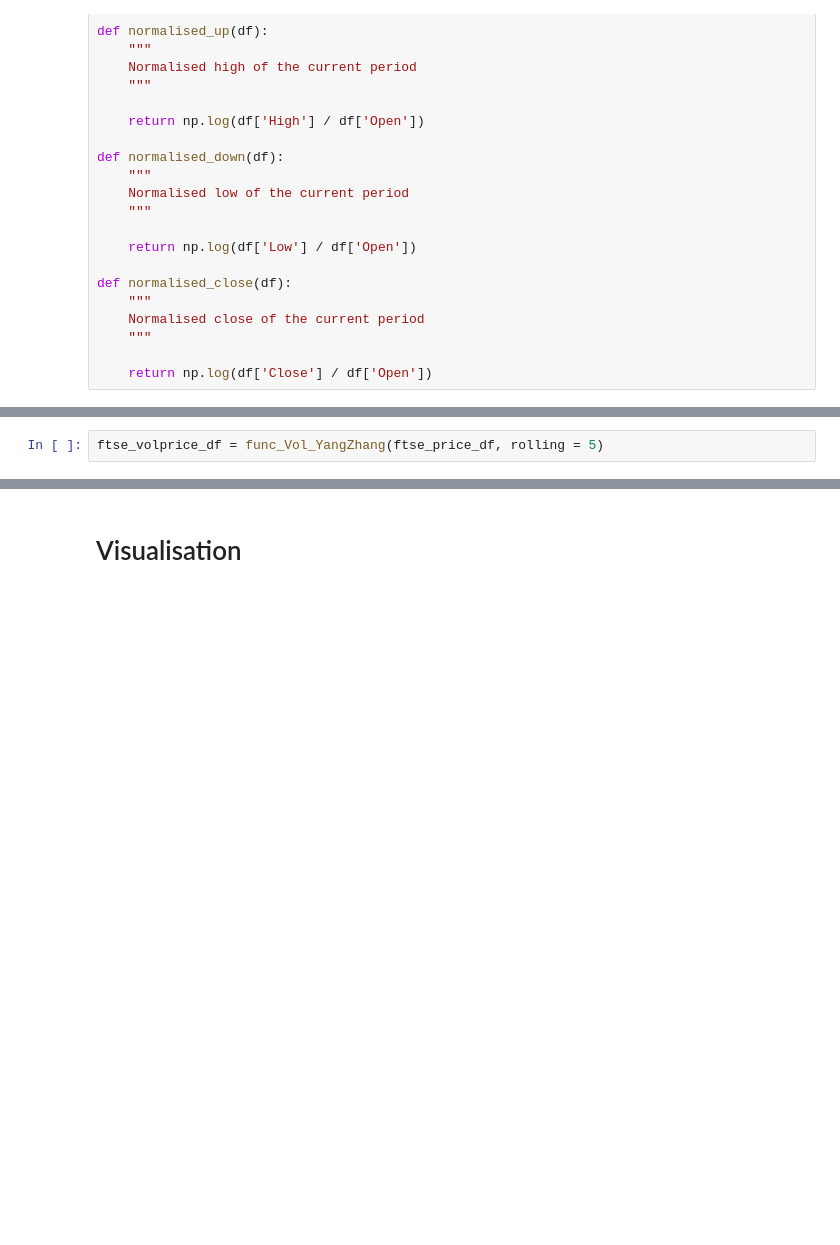
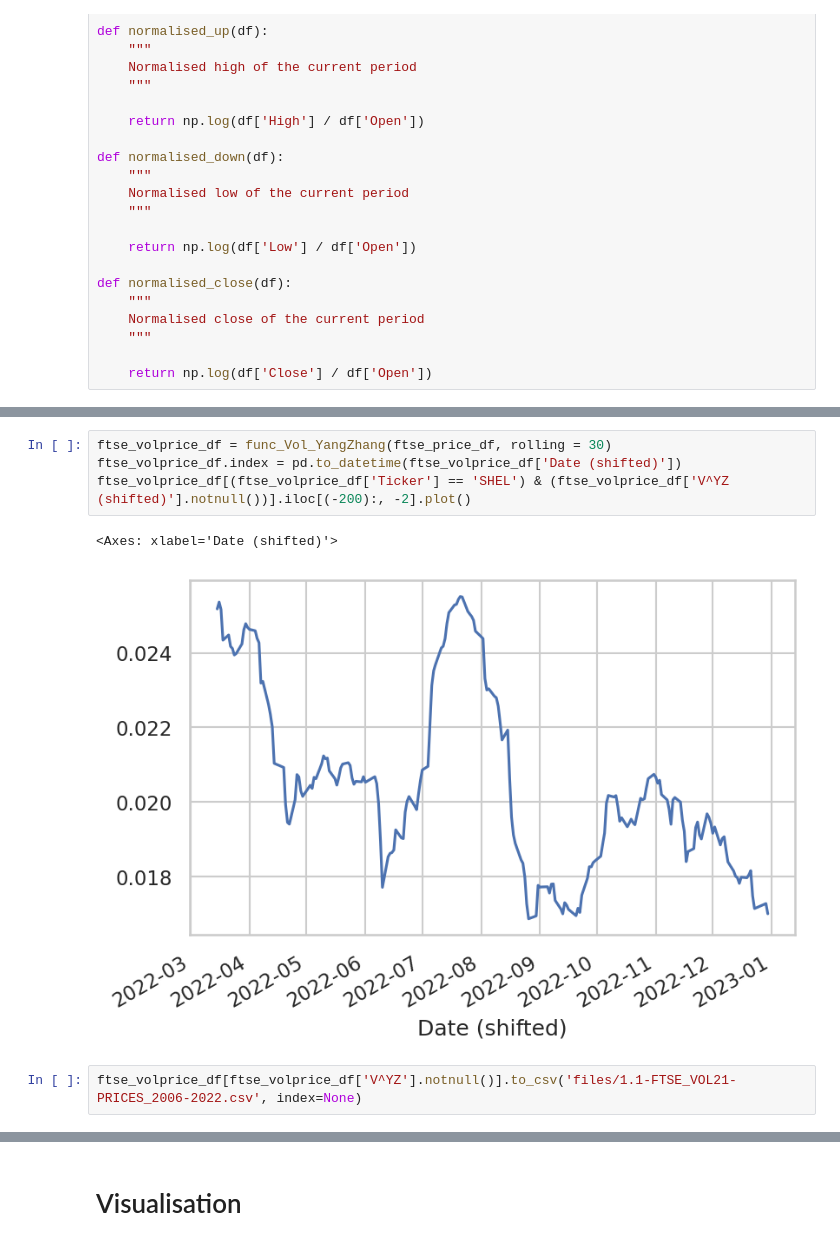
Before and after one commit to ygcahyono/esgnews_volatility, a Jupyter notebook: notebook/1.2-Volatility-Calculation_v3.ipynb, the cells around one changed output, grey strips where cells are left out. Drawn from its saved outputs; the diff is of its cells as text; blank space fills up the shorter version.

```diff
--- a/notebook/1.2-Volatility-Calculation_v3.ipynb
+++ b/notebook/1.2-Volatility-Calculation_v3.ipynb
@@ -125,5 +175,12 @@ def func_Vol_YangZhang(df, rolling = 30, blank_days = 30, assets = 'Asset'):
         cols = volatility_df.columns
 
     return volatility_df[cols]
-# %%
-ftse_volprice_df = func_Vol_YangZhang(ftse_price_df, rolling = 5)
+# %%
+ftse_volprice_df = func_Vol_YangZhang(ftse_price_df, rolling = 30)
+ftse_volprice_df.index = pd.to_datetime(ftse_volprice_df['Date (shifted)'])
+ftse_volprice_df[(ftse_volprice_df['Ticker'] == 'SHEL') & (ftse_volprice_df['V^YZ (shifted)'].notnull())].iloc[(-200):, -2].plot()
+# %% [output]
+<Axes: xlabel='Date (shifted)'>
+[figure, added]
+# %%
+ftse_volprice_df[ftse_volprice_df['V^YZ'].notnull()].to_csv('files/1.1-FTSE_VOL21-PRICES_2006-2022.csv', index=None)
```
Also changed, not shown: parts of 35 cells of this notebook, 2 other files.
